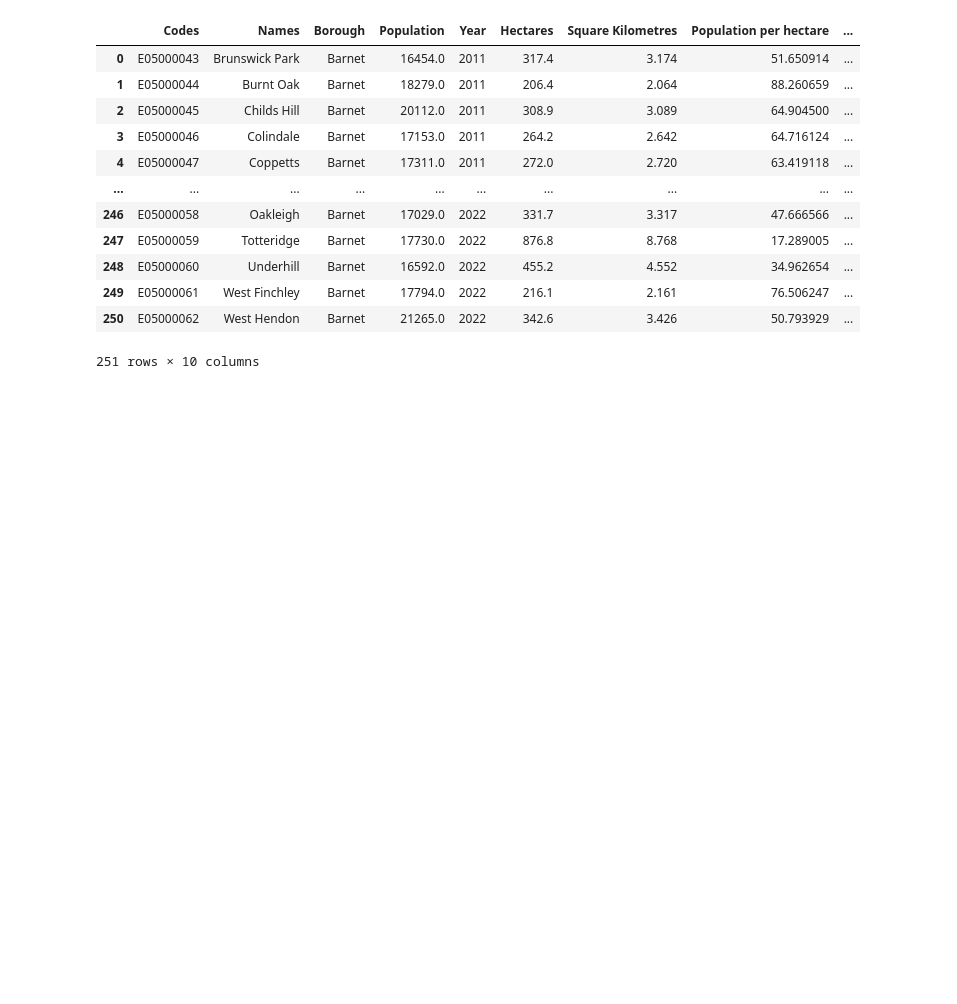
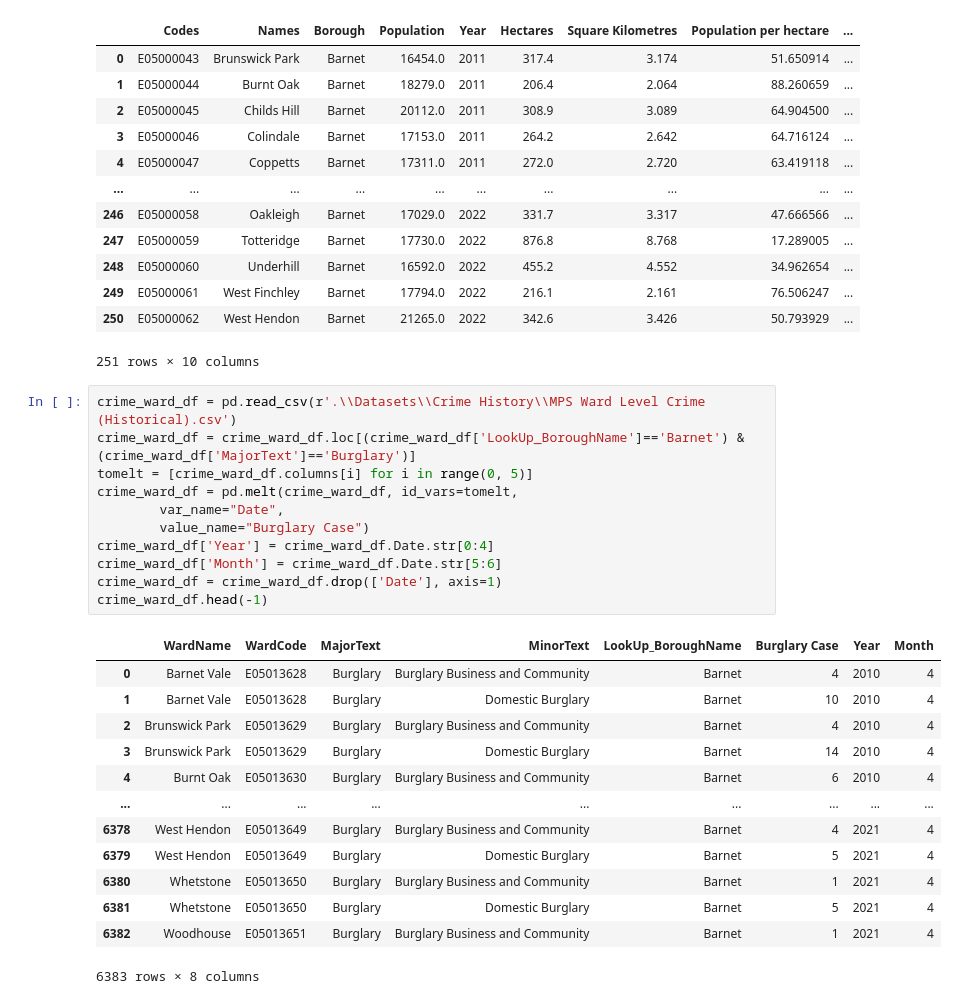
Before and after one commit to isavgt/JBG050-group11, a Jupyter notebook: datasetsexploration.ipynb, the cells around one changed output. Saved outputs shown, nothing was run; the diff lists cells and outputs as text; blank space fills up the shorter version.

Commit message:
added the number of burglaries per ward monthly.

```diff
--- a/datasetsexploration.ipynb
+++ b/datasetsexploration.ipynb
@@ -414,3 +414,28 @@ population_ward_df.head(-1)
 | 249 | E05000061 | West Finchley | Barnet | 17794.0 | 2022 | 216.1 | 2.161 | 76.506247 | ... |
 | 250 | E05000062 | West Hendon | Barnet | 21265.0 | 2022 | 342.6 | 3.426 | 50.793929 | ... |
 251 rows × 10 columns
+# %%
+crime_ward_df = pd.read_csv(r'.\\Datasets\\Crime History\\MPS Ward Level Crime (Historical).csv')
+crime_ward_df = crime_ward_df.loc[(crime_ward_df['LookUp_BoroughName']=='Barnet') & (crime_ward_df['MajorText']=='Burglary')]
+tomelt = [crime_ward_df.columns[i] for i in range(0, 5)]
+crime_ward_df = pd.melt(crime_ward_df, id_vars=tomelt,
+        var_name="Date",
+        value_name="Burglary Case")
+crime_ward_df['Year'] = crime_ward_df.Date.str[0:4]
+crime_ward_df['Month'] = crime_ward_df.Date.str[5:6]
+crime_ward_df = crime_ward_df.drop(['Date'], axis=1)
+crime_ward_df.head(-1)
+# %% [output]
+|  | WardName | WardCode | MajorText | MinorText | LookUp_BoroughName | Burglary Case | Year | Month |
+| 0 | Barnet Vale | E05013628 | Burglary | Burglary Business and Community | Barnet | 4 | 2010 | 4 |
+| 1 | Barnet Vale | E05013628 | Burglary | Domestic Burglary | Barnet | 10 | 2010 | 4 |
+| 2 | Brunswick Park | E05013629 | Burglary | Burglary Business and Community | Barnet | 4 | 2010 | 4 |
+| 3 | Brunswick Park | E05013629 | Burglary | Domestic Burglary | Barnet | 14 | 2010 | 4 |
+| 4 | Burnt Oak | E05013630 | Burglary | Burglary Business and Community | Barnet | 6 | 2010 | 4 |
+| ... | ... | ... | ... | ... | ... | ... | ... | ... |
+| 6378 | West Hendon | E05013649 | Burglary | Burglary Business and Community | Barnet | 4 | 2021 | 4 |
+| 6379 | West Hendon | E05013649 | Burglary | Domestic Burglary | Barnet | 5 | 2021 | 4 |
+| 6380 | Whetstone | E05013650 | Burglary | Burglary Business and Community | Barnet | 1 | 2021 | 4 |
+| 6381 | Whetstone | E05013650 | Burglary | Domestic Burglary | Barnet | 5 | 2021 | 4 |
+| 6382 | Woodhouse | E05013651 | Burglary | Burglary Business and Community | Barnet | 1 | 2021 | 4 |
+6383 rows × 8 columns
```
